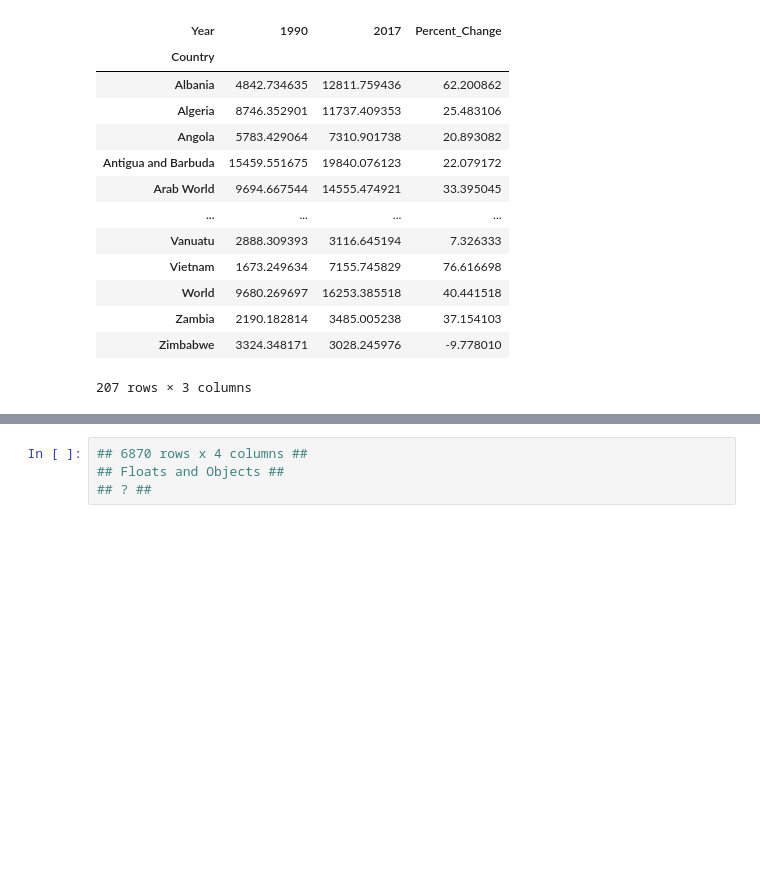
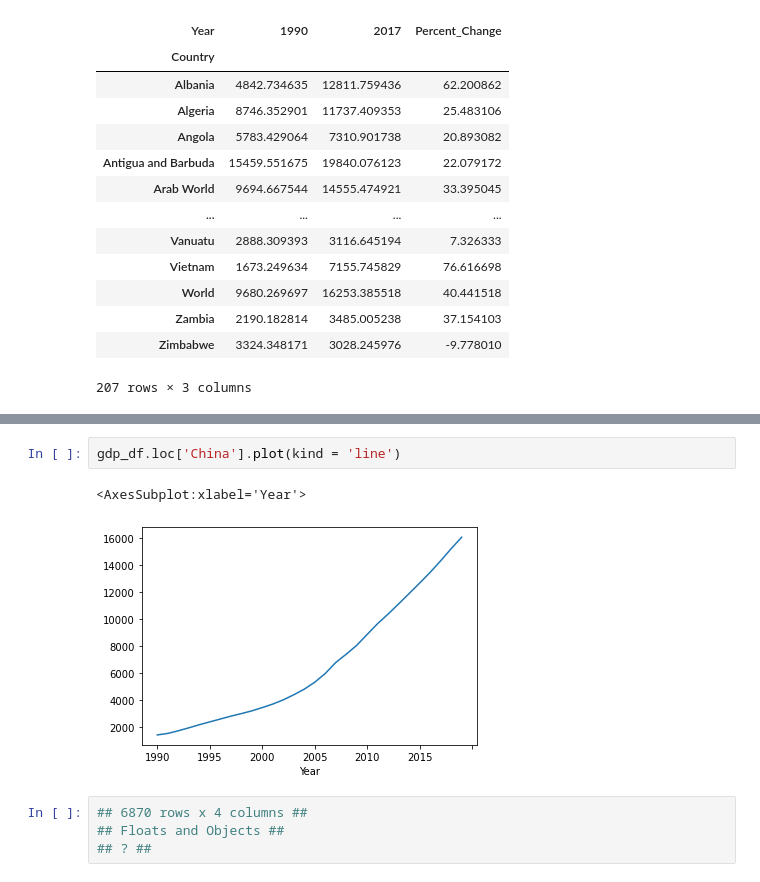
Before and after one commit to nss-data-science-cohort-6/un_data_question-tjsimpson524, a Jupyter notebook: notebooks/UN_Data_Exploration.ipynb, the cells around one changed output, grey strips where cells are left out. Cells and saved outputs as stored; diff of their text form; blank space fills up the shorter version.

```diff
--- a/notebooks/UN_Data_Exploration.ipynb
+++ b/notebooks/UN_Data_Exploration.ipynb
@@ -278,3 +252,8 @@ gdp_df.loc[gdp_df['] >= 4].loc[qbs['INT'] < 3].plot()
+# %%
+gdp_df.loc['China'].plot(kind = 'line')
+# %% [output]
+<AxesSubplot:xlabel='Year'>
+[figure, added]
 # %%
 ## 6870 rows x 4 columns ##
 ## Floats and Objects ##
```
Also changed, not shown: parts of 31 cells of this notebook.
